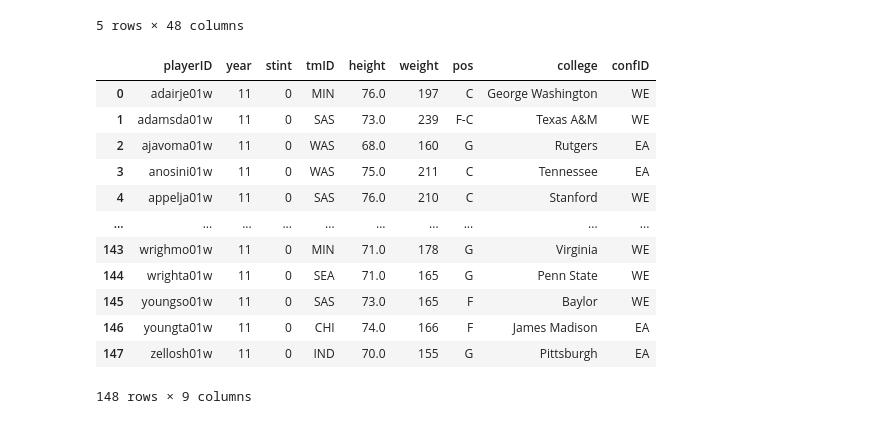
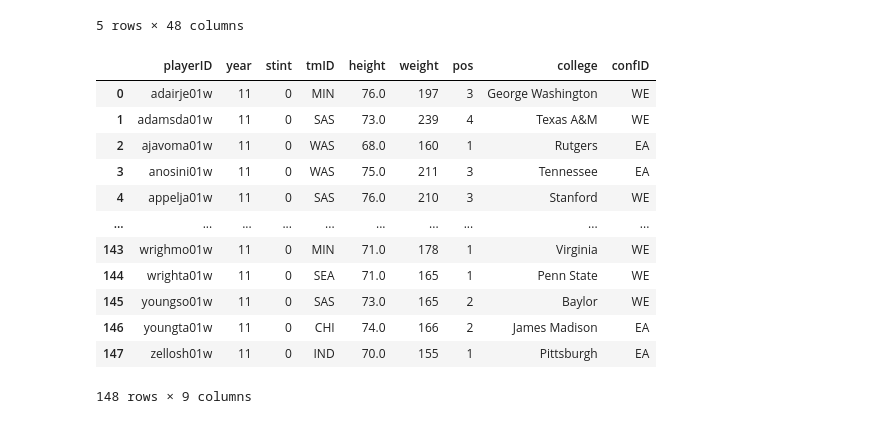
Before and after one commit to P1ntas/Machine-Learning, a Jupyter notebook: src/1-data_analysis.ipynb, the cells around one changed output. Cells and saved outputs as stored; diff of their text form; code cells hidden in the pictures.

```diff
--- a/src/1-data_analysis.ipynb
+++ b/src/1-data_analysis.ipynb
@@ -239 +267,35 @@ player_teams.head()
+# %%
+#add ['height', 'weight', 'career_year', 'pos', 'college','confID'] to comp.csv
+
+comp = comp.merge(players[['bioID', 'height', 'weight', 'pos', 'college']], left_on='playerID', right_on='bioID', how='left')
+comp.drop(['bioID','lgID'], axis=1, inplace=True)
+
+
+#make pos into a category
+comp['pos'] = comp['pos'].replace(
+    ['G', 'F', 'C', 'C-F', 'F-C', 'G-F', 'F-G'],
+    [1, 2, 3, 4, 4, 5, 5]
+)
+
+#get confID from teams
+team_conf = teams[['tmID', 'confID']]
+#get unique pairs of tmID and confID
+team_conf = team_conf.drop_duplicates()
+comp = comp.merge(team_conf, left_on='tmID', right_on='tmID', how='left')
+
+comp
+# %% [output]
+|  | playerID | year | stint | tmID | height | weight | pos | college | confID |
+| 0 | adairje01w | 11 | 0 | MIN | 76.0 | 197 | 3 | George Washington | WE |
+| 1 | adamsda01w | 11 | 0 | SAS | 73.0 | 239 | 4 | Texas A&M | WE |
+| 2 | ajavoma01w | 11 | 0 | WAS | 68.0 | 160 | 1 | Rutgers | EA |
+| 3 | anosini01w | 11 | 0 | WAS | 75.0 | 211 | 3 | Tennessee | EA |
+| 4 | appelja01w | 11 | 0 | SAS | 76.0 | 210 | 3 | Stanford | WE |
+| ... | ... | ... | ... | ... | ... | ... | ... | ... | ... |
+| 143 | wrighmo01w | 11 | 0 | MIN | 71.0 | 178 | 1 | Virginia | WE |
+| 144 | wrighta01w | 11 | 0 | SEA | 71.0 | 165 | 1 | Penn State | WE |
+| 145 | youngso01w | 11 | 0 | SAS | 73.0 | 165 | 2 | Baylor | WE |
+| 146 | youngta01w | 11 | 0 | CHI | 74.0 | 166 | 2 | James Madison | EA |
+| 147 | zellosh01w | 11 | 0 | IND | 70.0 | 155 | 1 | Pittsburgh | EA |
+148 rows × 9 columns
 # %%
@@ -242,27 +304,0 @@ player_teams.to_csv('new_data/clean-data.csv', index=False)
-# %%
-#add ['height', 'weight', 'career_year', 'pos', 'college','confID'] to comp.csv
-
-comp = comp.merge(players[['bioID', 'height', 'weight', 'pos', 'college']], left_on='playerID', right_on='bioID', how='left')
-comp.drop(['bioID','lgID'], axis=1, inplace=True)
-
-#get confID from teams
-team_conf = teams[['tmID', 'confID']]
-#get unique pairs of tmID and confID
-team_conf = team_conf.drop_duplicates()
-comp = comp.merge(team_conf, left_on='tmID', right_on='tmID', how='left')
-
-comp
-# %% [output]
-|  | playerID | year | stint | tmID | height | weight | pos | college | confID |
-| 0 | adairje01w | 11 | 0 | MIN | 76.0 | 197 | C | George Washington | WE |
-| 1 | adamsda01w | 11 | 0 | SAS | 73.0 | 239 | F-C | Texas A&M | WE |
-| 2 | ajavoma01w | 11 | 0 | WAS | 68.0 | 160 | G | Rutgers | EA |
-| 3 | anosini01w | 11 | 0 | WAS | 75.0 | 211 | C | Tennessee | EA |
-| 4 | appelja01w | 11 | 0 | SAS | 76.0 | 210 | C | Stanford | WE |
-| ... | ... | ... | ... | ... | ... | ... | ... | ... | ... |
-| 143 | wrighmo01w | 11 | 0 | MIN | 71.0 | 178 | G | Virginia | WE |
-| 144 | wrighta01w | 11 | 0 | SEA | 71.0 | 165 | G | Penn State | WE |
-| 145 | youngso01w | 11 | 0 | SAS | 73.0 | 165 | F | Baylor | WE |
-| 146 | youngta01w | 11 | 0 | CHI | 74.0 | 166 | F | James Madison | EA |
-| 147 | zellosh01w | 11 | 0 | IND | 70.0 | 155 | G | Pittsburgh | EA |
-148 rows × 9 columns
```
Also changed, not shown: parts of 5 cells of this notebook, 11 other files.
